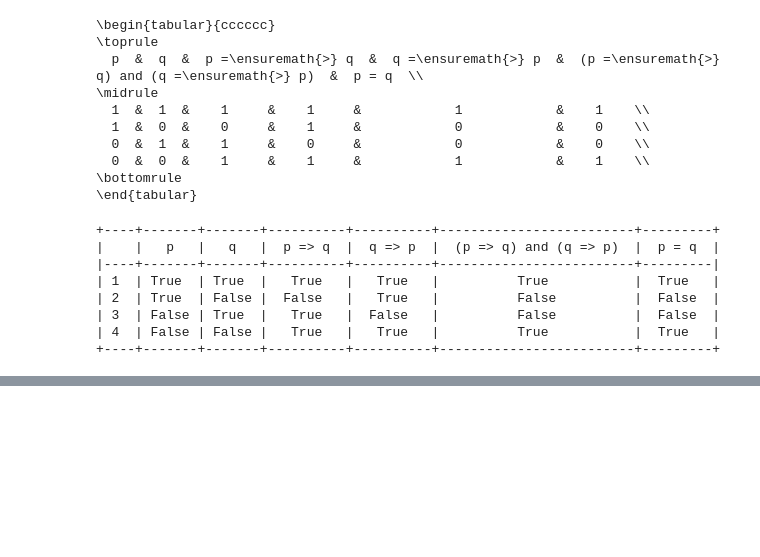
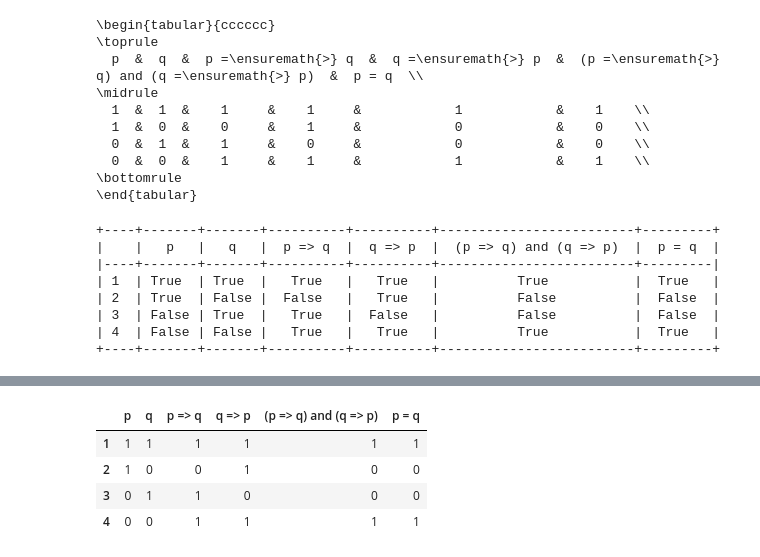
Before and after one commit to chicolucio/truth-table-generator, a Jupyter notebook: Untitled.ipynb, the cells around one changed output, grey strips where cells are left out. Cells and saved outputs as stored; diff of their text form; code cells hidden in the pictures; blank space fills up the shorter version.

```diff
--- a/Untitled.ipynb
+++ b/Untitled.ipynb
@@ -170,3 +170,5 @@ print(t.asTabulate())
 | 3  | False | True  |   True   |  False   |          False          |  False  |
 | 4  | False | False |   True   |   True   |          True           |  True   |
 +----+-------+-------+----------+----------+-------------------------+---------+
+# %%
+d = truths.Truths(['p', 'q'], ['p => q', 'q => p', '(p => q) and (q => p)', 'p = q'])
@@ -172,0 +183,8 @@ print(t.asTabulate())
+# %%
+d.asPandas().style.set_properties(**{'text-align': 'center'})
+# %% [output]
+|  | p | q | p => q | q => p | (p => q) and (q => p) | p = q |
+| 1 | 1 | 1 | 1 | 1 | 1 | 1 |
+| 2 | 1 | 0 | 0 | 1 | 0 | 0 |
+| 3 | 0 | 1 | 1 | 0 | 0 | 0 |
+| 4 | 0 | 0 | 1 | 1 | 1 | 1 |
```
Also changed, not shown: parts of 10 cells of this notebook, 1 other file.
